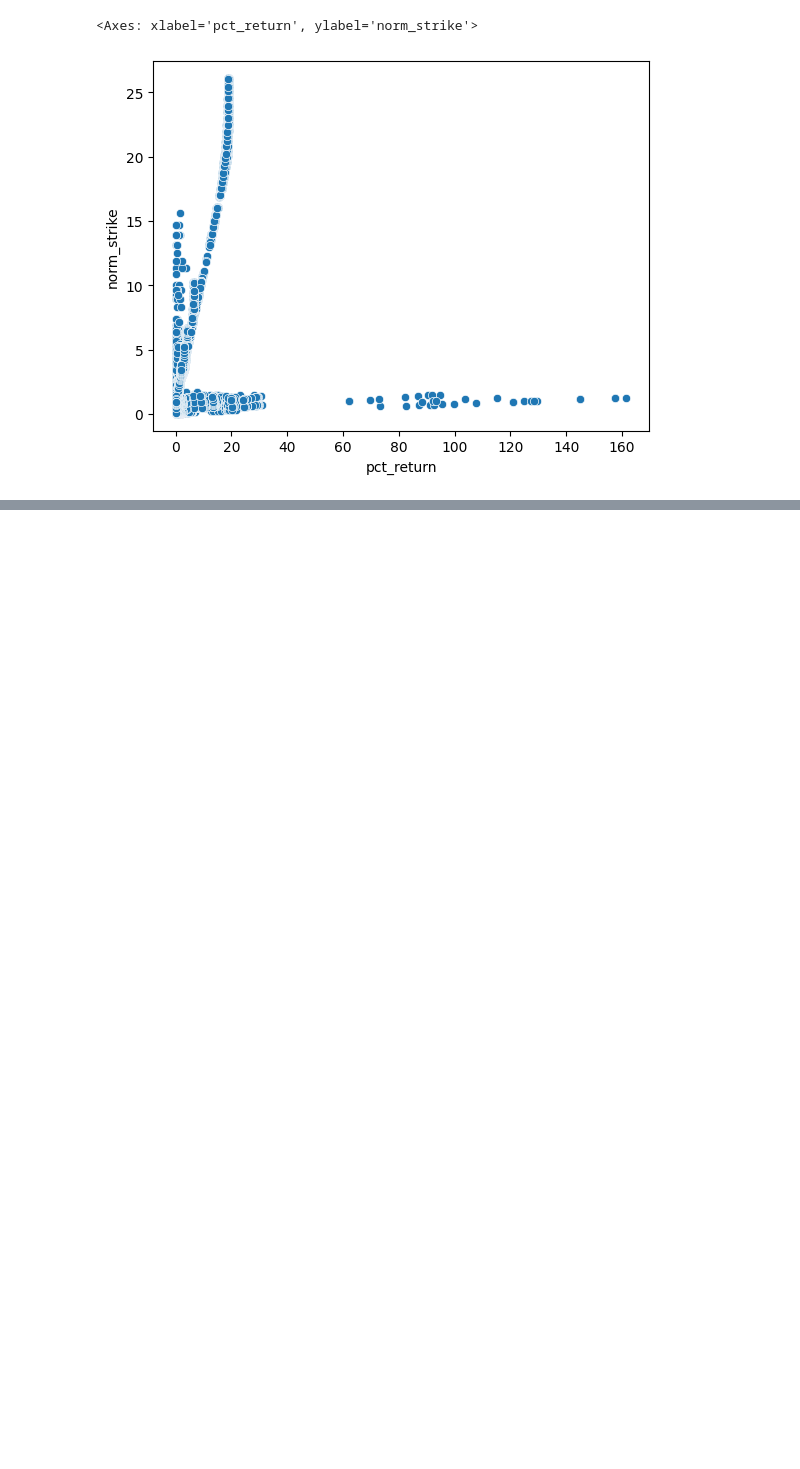
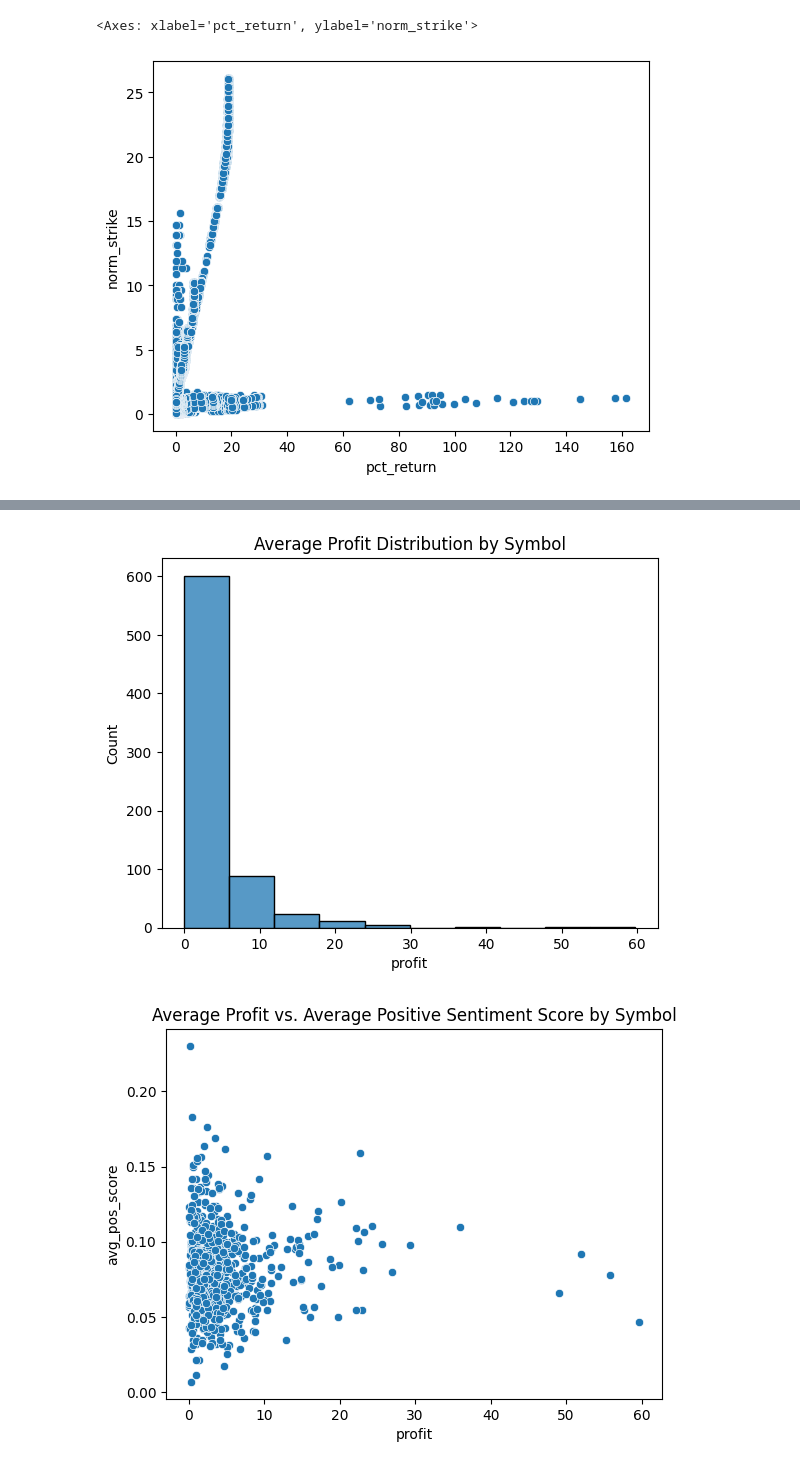
Before and after one commit to ImAHappyDuck/capstone, a Jupyter notebook: Avisual.ipynb, the cells around one changed output, grey strips where cells are left out. Cells and saved outputs as stored; diff of their text form; code cells hidden in the pictures; blank space fills up the shorter version.

```diff
--- a/Avisual.ipynb
+++ b/Avisual.ipynb
@@ -148,0 +246,3 @@ sns.scatterplot(x="pct_return", y="norm_strike", data=pos_profit)
+# %%
+grouped = sent_copy.groupby("act_symbol")[["avg_pos_score", "avg_neg_score", "profit"]].mean().reset_index()
+grouped
@@ -148,0 +263,15 @@ sns.scatterplot(x="pct_return", y="norm_strike", data=pos_profit)
+# %%
+sns.histplot(x="profit", data=grouped, bins=10)
+plt.title("Average Profit Distribution by Symbol")
+plt.show()
+
+sns.scatterplot(x="profit", y="avg_pos_score", data=grouped)
+plt.title("Average Profit vs. Average Positive Sentiment Score by Symbol")
+plt.show()
+
+sns.scatterplot(x="profit", y="avg_neg_score", data=grouped)
+plt.title("Average Profit vs. Average Negative Sentiment Score by Symbol")
+plt.show()
+# %% [output]
+[figure, added]
+[figure, added]
```
Also changed, not shown: parts of 19 cells of this notebook.
